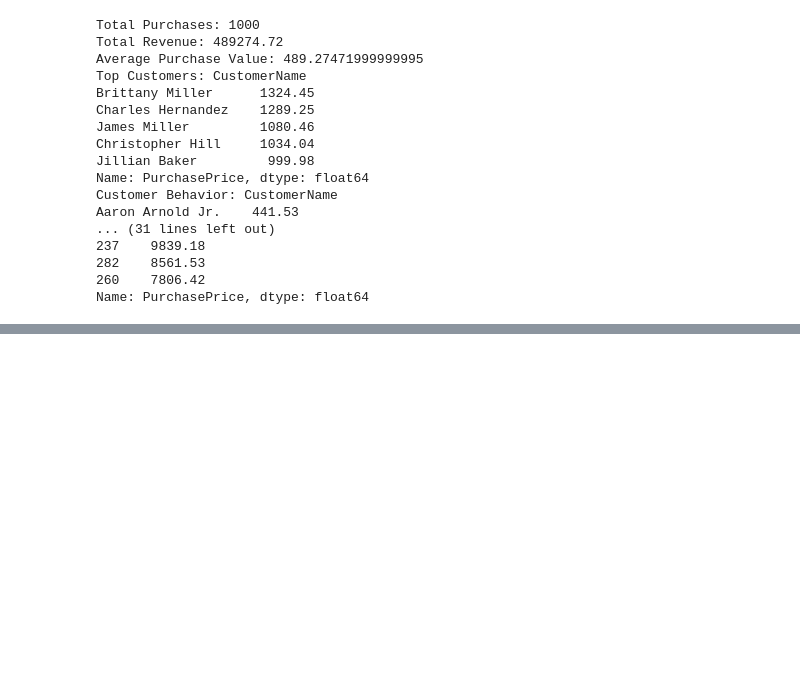
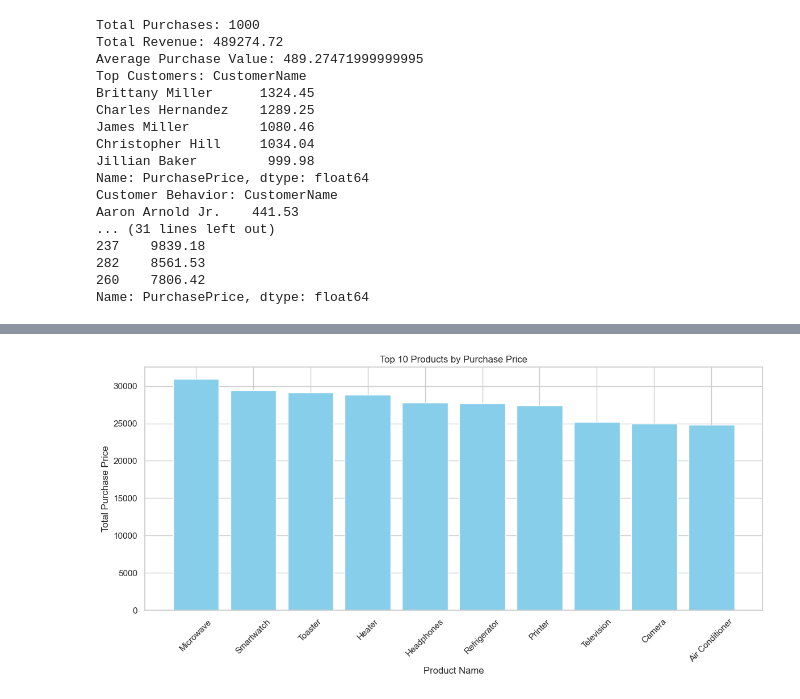
Before and after one commit to sehbakhan/Data-Analysis-With-Python-and-SQL, a Jupyter notebook: PythonProjectFile_.ipynb, the cells around one changed output, grey strips where cells are left out. Saved outputs shown, nothing was run; the diff lists cells and outputs as text; code cells hidden in the pictures; blank space fills up the shorter version.

```diff
--- a/PythonProjectFile_.ipynb
+++ b/PythonProjectFile_.ipynb
@@ -80,5 +100,2 @@ total_revenue = df['PurchasePrice'].sum()
-# %%
-df['PurchaseDate'] = pd.to_datetime(df['PurchaseDate'])
-monthly_trends = df.groupby([df['PurchaseDate'].dt.year, df['PurchaseDate'].dt.month])['PurchasePrice'].sum()
 # %%
 yearly_trends = df.groupby(df['PurchaseDate'].dt.year)['PurchasePrice'].sum()
@@ -120,0 +149,5 @@ Name: PurchasePrice, dtype: float64
+# %%
+top_product = df.groupby('ProductName')['PurchasePrice'].sum().reset_index()
+top_10 = top_product.sort_values(by='PurchasePrice', ascending=False).head(10)
+print("Top 10 product by purchase price:")
+print(top_10)
@@ -120,0 +167,12 @@ Name: PurchasePrice, dtype: float64
+# %%
+plt.figure(figsize=(12, 6))
+plt.bar(top_10['ProductName'], top_10['PurchasePrice'], color='skyblue')
+plt.title('Top 10 Products by Purchase Price')
+plt.xlabel('Product Name')
+plt.ylabel('Total Purchase Price')
+plt.xticks(rotation=45)
+plt.tight_layout()
+plt.savefig('top_products_chart.png')
+plt.show()
+# %% [output]
+[figure, added]
```
Also changed, not shown: parts of 20 cells of this notebook.
